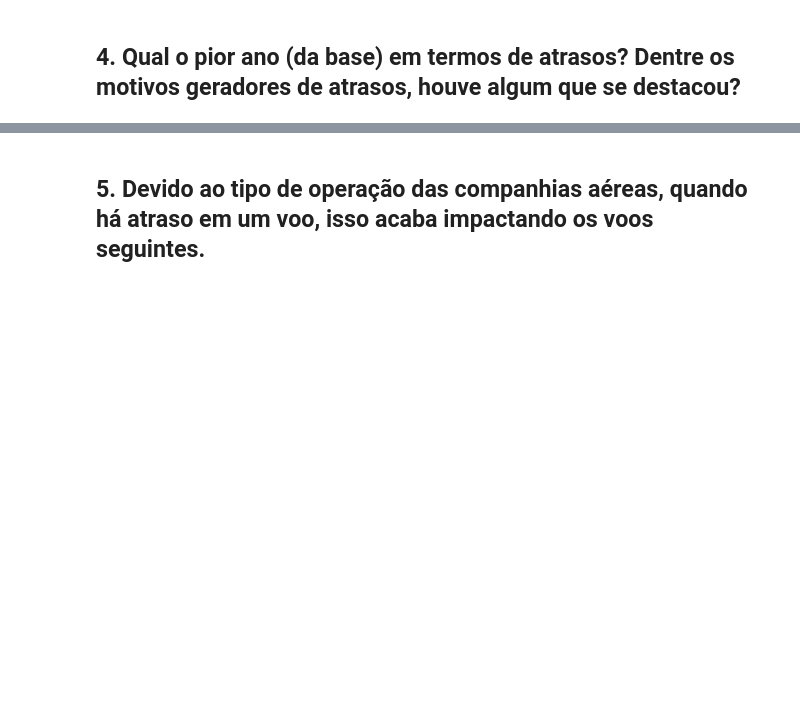
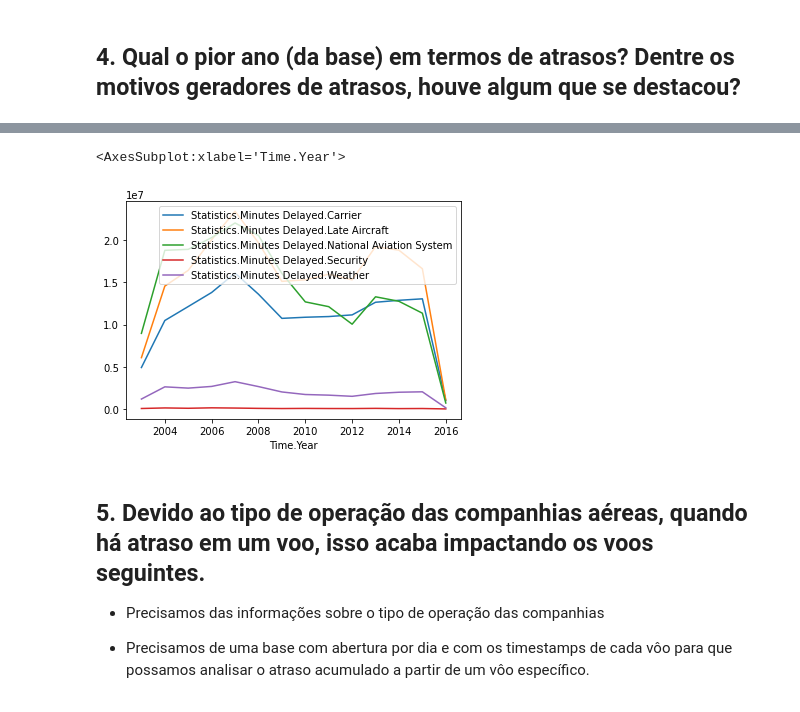
Before and after one commit to limasclayton/case-elo7, a Jupyter notebook: Case elo7 Clayton Lima.ipynb, the cells around one changed output, grey strips where cells are left out. Saved outputs shown, nothing was run; the diff lists cells and outputs as text; code cells hidden in the pictures; blank space fills up the shorter version.

Commit message:
Detalhando um pouco mais cada pergunta.

```diff
--- a/Case elo7 Clayton Lima.ipynb
+++ b/Case elo7 Clayton Lima.ipynb
@@ -153,2 +209,11 @@ Partindo do princípio que um aeroporto pode ter um número de grande de problem
+# %%
+colunas_minuto_atraso = ['Statistics.Minutes Delayed.Carrier', 'Statistics.Minutes Delayed.Late Aircraft', 'Statistics.Minutes Delayed.National Aviation System', 'Statistics.Minutes Delayed.Security', 'Statistics.Minutes Delayed.Weather']
+df_airport.groupby(by=['Time.Year'])[colunas_minuto_atraso].sum().plot()
+# %% [output]
+<AxesSubplot:xlabel='Time.Year'>
+[figure, added]
 # %% [markdown]
 ## 5. Devido ao tipo de operação das companhias aéreas, quando há atraso em um voo, isso acaba impactando os voos seguintes.
+- Precisamos das informações sobre o tipo de operação das companhias
+
+- Precisamos de uma base com abertura por dia e com os timestamps de cada vôo para que possamos analisar o atraso acumulado a partir de um vôo específico.
```
Also changed, not shown: parts of 9 cells of this notebook.
